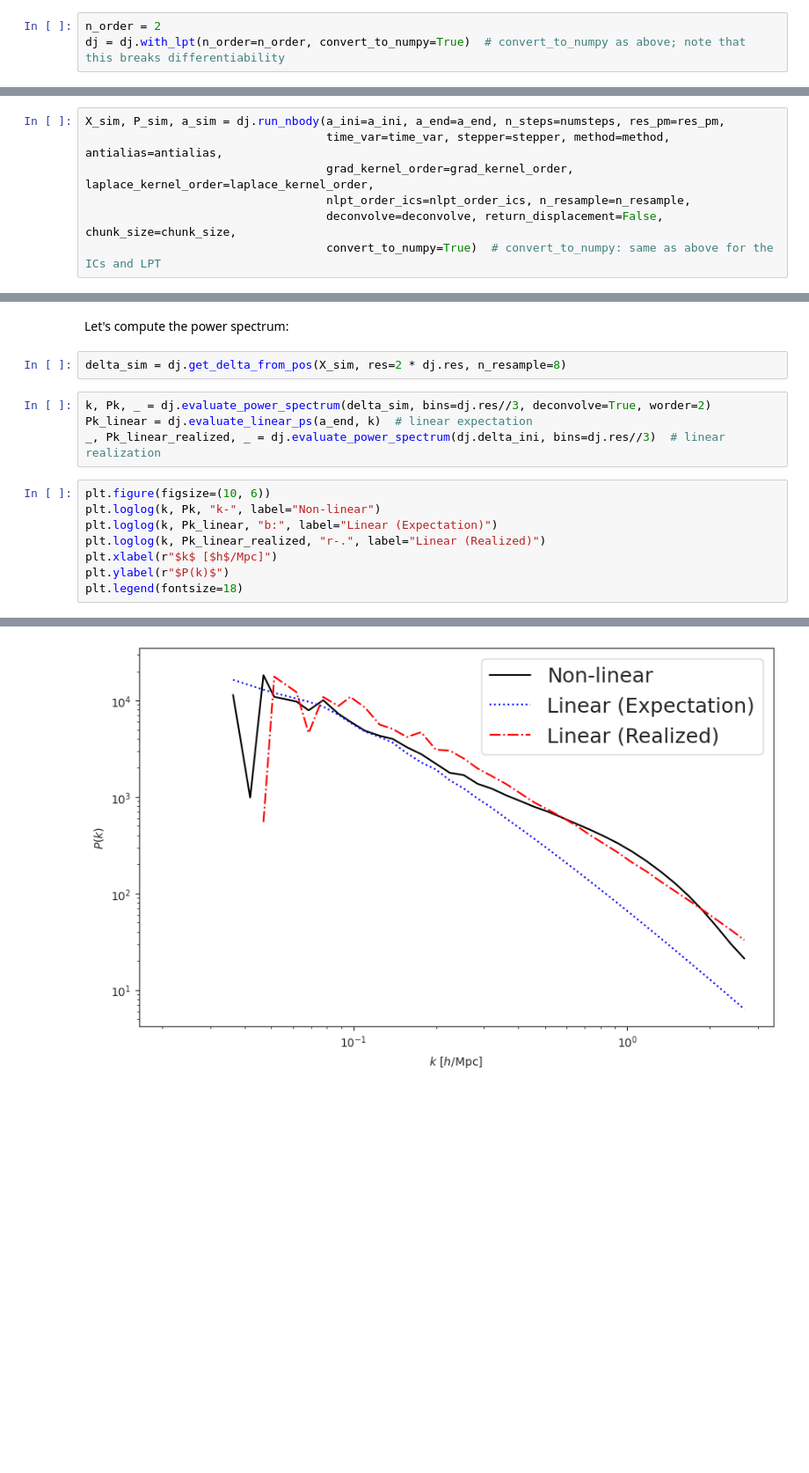
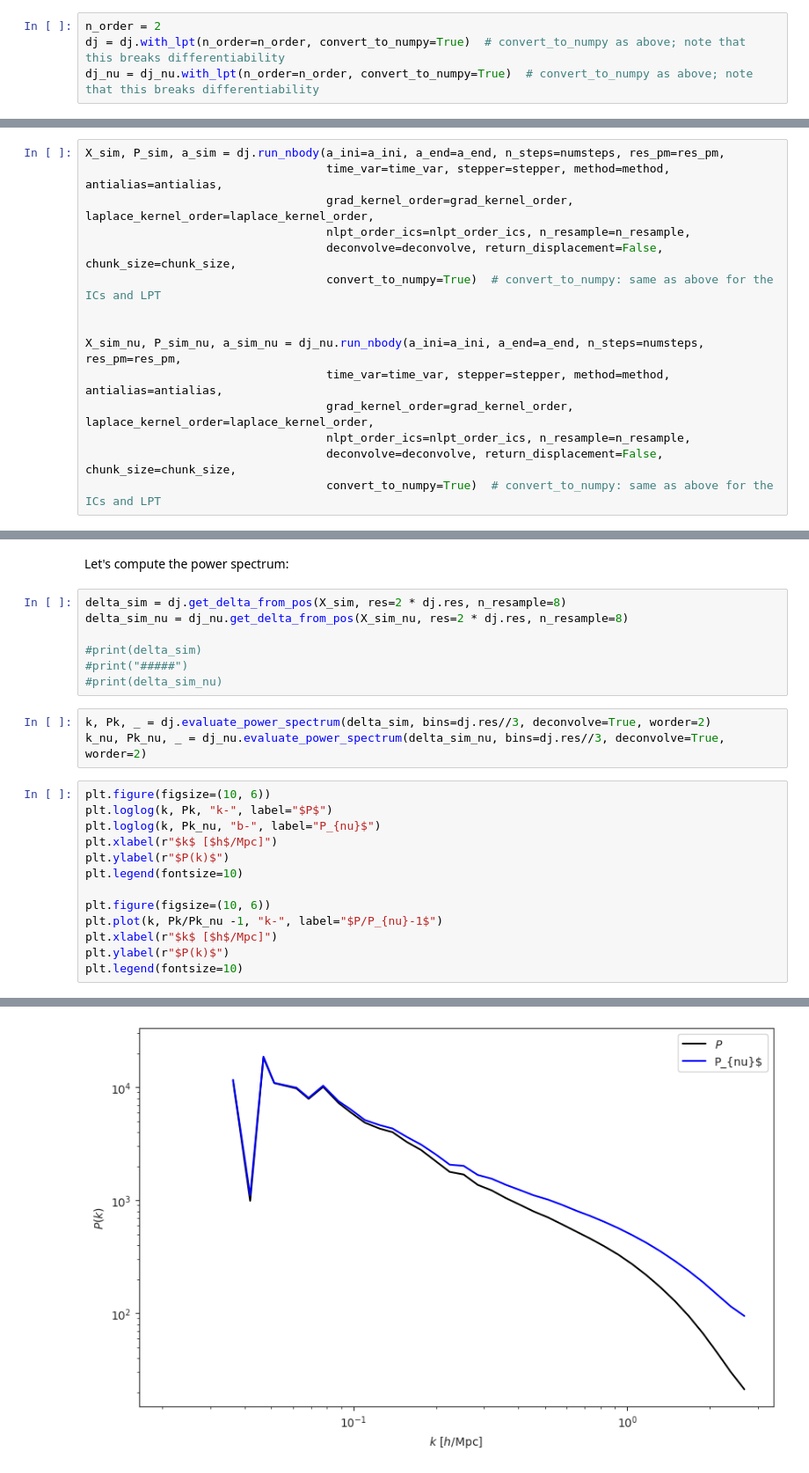
Before and after one commit to Xantyos13/DISCO-DJ, a Jupyter notebook: Neutrinos/disco_dj_3d_neutrinos.ipynb, the cells around one changed output, grey strips where cells are left out. Shown at 88% size. Cells and saved outputs as stored; diff of their text form; blank space fills up the shorter version.

```diff
--- a/Neutrinos/disco_dj_3d_neutrinos.ipynb
+++ b/Neutrinos/disco_dj_3d_neutrinos.ipynb
@@ -126,6 +125,7 @@ k_pre, Pk_pre, _ = dj.evaluate_power_spectrum(dj.delta_ini, compute_std=False, b
 # %%
 n_order = 2
 dj = dj.with_lpt(n_order=n_order, convert_to_numpy=True)  # convert_to_numpy as above; note that this breaks differentiability
+dj_nu = dj_nu.with_lpt(n_order=n_order, convert_to_numpy=True)  # convert_to_numpy as above; note that this breaks differentiability
 # %% [markdown]
 ### Particle-mesh (PM) N-body simulation
 # %%
@@ -155,3 +153,11 @@ X_sim, P_sim, a_sim = dj.run_nbody(a_ini=a_ini, a_end=a_end, n_steps=numsteps, r
                                    nlpt_order_ics=nlpt_order_ics, n_resample=n_resample,
                                    deconvolve=deconvolve, return_displacement=False, chunk_size=chunk_size,
                                    convert_to_numpy=True)  # convert_to_numpy: same as above for the ICs and LPT
+
+
+X_sim_nu, P_sim_nu, a_sim_nu = dj_nu.run_nbody(a_ini=a_ini, a_end=a_end, n_steps=numsteps, res_pm=res_pm,
+                                   time_var=time_var, stepper=stepper, method=method, antialias=antialias,
+                                   grad_kernel_order=grad_kernel_order, laplace_kernel_order=laplace_kernel_order,
+                                   nlpt_order_ics=nlpt_order_ics, n_resample=n_resample,
+                                   deconvolve=deconvolve, return_displacement=False, chunk_size=chunk_size,
+                                   convert_to_numpy=True)  # convert_to_numpy: same as above for the ICs and LPT
@@ -171,18 +167,27 @@ X_sim, P_sim, a_sim = dj.run_nbody(a_ini=a_ini, a_end=a_end, n_steps=numsteps, r
 Let's compute the power spectrum:
 # %%
 delta_sim = dj.get_delta_from_pos(X_sim, res=2 * dj.res, n_resample=8)
+delta_sim_nu = dj_nu.get_delta_from_pos(X_sim_nu, res=2 * dj.res, n_resample=8)
+
+#print(delta_sim)
+#print("#####")
+#print(delta_sim_nu)
 # %%
 k, Pk, _ = dj.evaluate_power_spectrum(delta_sim, bins=dj.res//3, deconvolve=True, worder=2)
-Pk_linear = dj.evaluate_linear_ps(a_end, k)  # linear expectation
-_, Pk_linear_realized, _ = dj.evaluate_power_spectrum(dj.delta_ini, bins=dj.res//3)  # linear realization
+k_nu, Pk_nu, _ = dj_nu.evaluate_power_spectrum(delta_sim_nu, bins=dj.res//3, deconvolve=True, worder=2)
 # %%
 plt.figure(figsize=(10, 6))
-plt.loglog(k, Pk, "k-", label="Non-linear")
-plt.loglog(k, Pk_linear, "b:", label="Linear (Expectation)")
-plt.loglog(k, Pk_linear_realized, "r-.", label="Linear (Realized)")
+plt.loglog(k, Pk, "k-", label="$P$")
+plt.loglog(k, Pk_nu, "b-", label="P_{nu}$")
 plt.xlabel(r"$k$ [$h$/Mpc]")
 plt.ylabel(r"$P(k)$")
-plt.legend(fontsize=18)
+plt.legend(fontsize=10)
+
+plt.figure(figsize=(10, 6))
+plt.plot(k, Pk/Pk_nu -1, "k-", label="$P/P_{nu}-1$")
+plt.xlabel(r"$k$ [$h$/Mpc]")
+plt.ylabel(r"$P(k)$")
+plt.legend(fontsize=10)
 # %% [output]
 <matplotlib.legend.Legend at 0x...>
-[figure, old version]
+[figure, new version]
```
Also changed, not shown: parts of 12 cells of this notebook, 4 other files.
